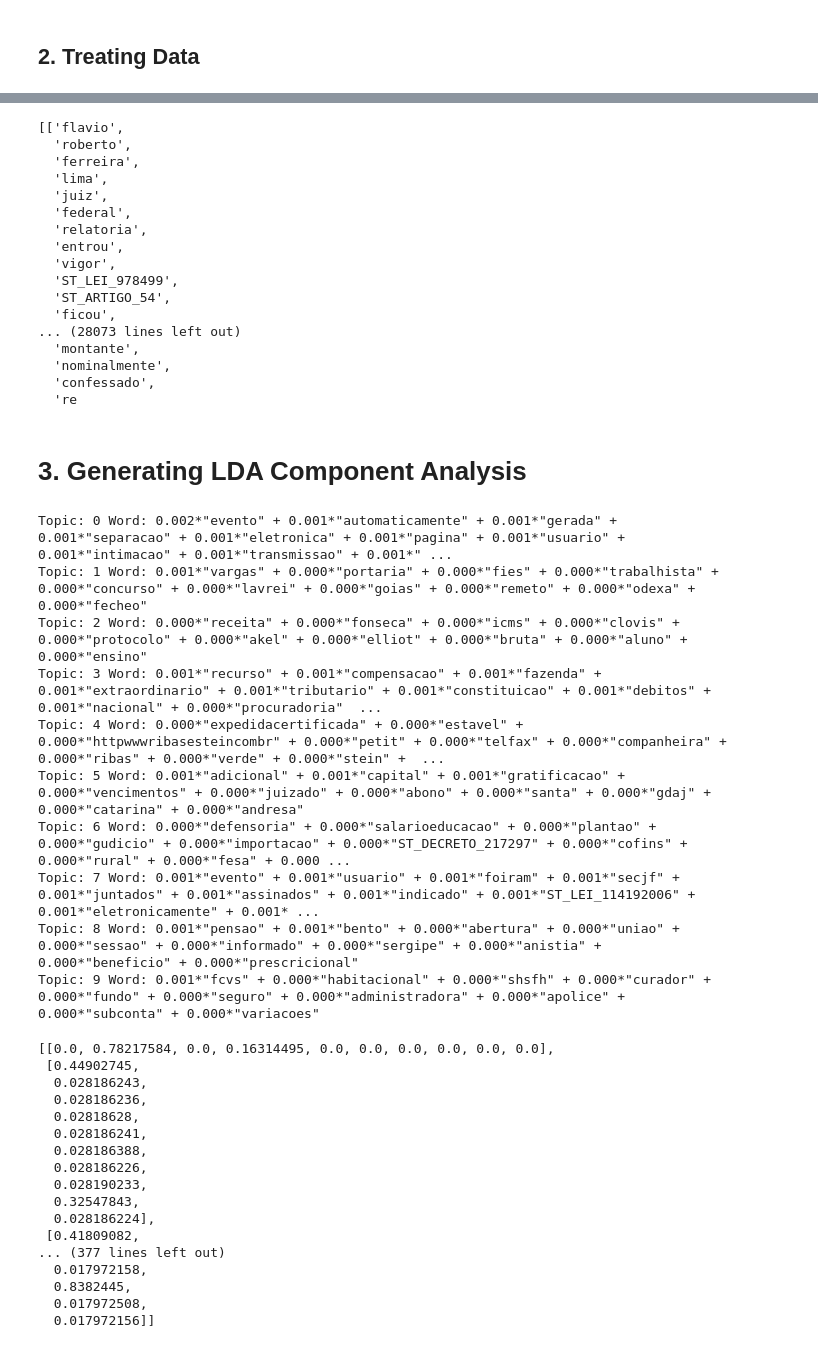
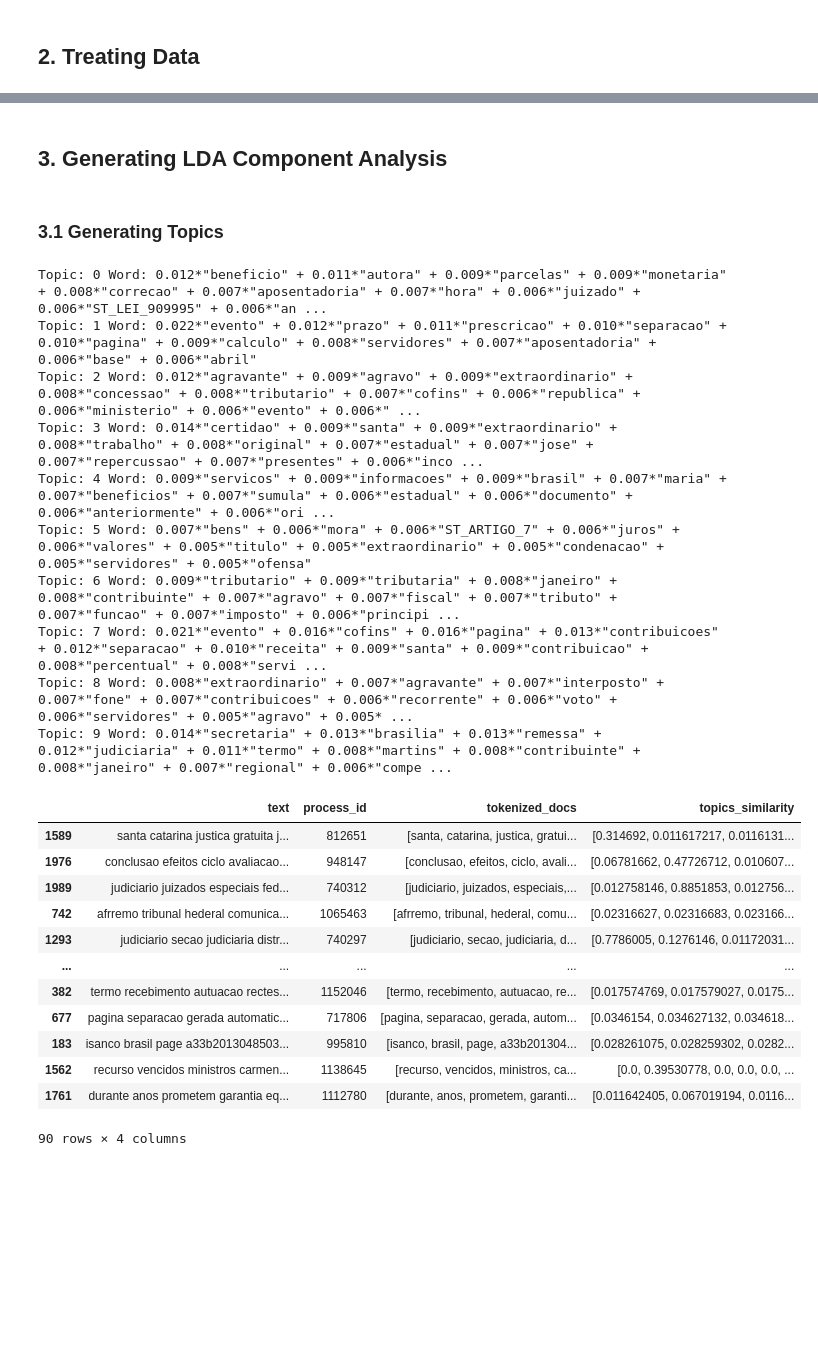
Before and after one commit to thiagolrpinho/nlp-similarity-models, a Jupyter notebook: main.ipynb, the cells around one changed output, grey strips where cells are left out. Drawn from its saved outputs; the diff is of its cells as text; code cells hidden in the pictures; blank space fills up the shorter version.

```diff
--- a/main.ipynb
+++ b/main.ipynb
@@ -83,6 +75,7 @@ Wall time: 3.93 s
 num_samples = 100
 sample_df = ailab_df.sample(n=num_samples)
 sample_df = sample_df.drop_duplicates(subset='process_id')
+sample_df['tokenized_docs'] = [ document_text.split() for document_text in sample_df['text'].to_list()]
 print(sample_df.info())
 # %% [output]
 <class 'pandas.core.frame.DataFrame'>
@@ -97,32 +90,15 @@ memory usage: 2.0+ KB
 None
-# %%
-tokenized_docs = [ document_text.split() for document_text in sample_df['text'].to_list()]
-# %% [output]
-[['flavio',
-  'roberto',
-  'ferreira',
-  'lima',
-  'juiz',
-  'federal',
-  'relatoria',
-  'entrou',
-  'vigor',
-  'ST_LEI_978499',
-  'ST_ARTIGO_54',
-  'ficou',
-... (28073 lines left out)
-  'montante',
-  'nominalmente',
-  'confessado',
-  're
 # %% [markdown]
-# 3. Generating LDA Component Analysis
+## 3. Generating LDA Component Analysis
 # %%
+tokenized_docs = sample_df['tokenized_docs'].to_list()
 # Creating the term dictionary of our courpus, where every unique term is assigned an index.
 dictionary = corpora.Dictionary(tokenized_docs)
 dictionary.filter_extremes(no_below=15, no_above=0.5, keep_n=100000)
 # Converting list of documents (corpus) into Document Term Matrix using dictionary prepared above.
 doc_term_matrix = [dictionary.doc2bow(doc) for doc in tokenized_docs]
+# %% [markdown]
+### 3.1 Generating Topics
 # %%
 tfidf = models.TfidfModel(doc_term_matrix)
 corpus_tfidf = tfidf[doc_term_matrix]
@@ -131,45 +107,42 @@ lda_model_tfidf = gensim.models.LdaMulticore(corpus_tfidf, num_topics=NUM_TOPICS
 for idx, topic in lda_model_tfidf.print_topics(-1):
     print('Topic: {} Word: {}'.format(idx, topic))
 # %% [output]
-Topic: 0 Word: 0.002*"evento" + 0.001*"automaticamente" + 0.001*"gerada" + 0.001*"separacao" + 0.001*"eletronica" + 0.001*"pagina" + 0.001*"usuario" + 0.001*"intimacao" + 0.001*"transmissao" + 0.001*" ...
-Topic: 1 Word: 0.001*"vargas" + 0.000*"portaria" + 0.000*"fies" + 0.000*"trabalhista" + 0.000*"concurso" + 0.000*"lavrei" + 0.000*"goias" + 0.000*"remeto" + 0.000*"odexa" + 0.000*"fecheo"
-Topic: 2 Word: 0.000*"receita" + 0.000*"fonseca" + 0.000*"icms" + 0.000*"clovis" + 0.000*"protocolo" + 0.000*"akel" + 0.000*"elliot" + 0.000*"bruta" + 0.000*"aluno" + 0.000*"ensino"
-Topic: 3 Word: 0.001*"recurso" + 0.001*"compensacao" + 0.001*"fazenda" + 0.001*"extraordinario" + 0.001*"tributario" + 0.001*"constituicao" + 0.001*"debitos" + 0.001*"nacional" + 0.000*"procuradoria"  ...
-Topic: 4 Word: 0.000*"expedidacertificada" + 0.000*"estavel" + 0.000*"httpwwwribasesteincombr" + 0.000*"petit" + 0.000*"telfax" + 0.000*"companheira" + 0.000*"ribas" + 0.000*"verde" + 0.000*"stein" +  ...
-Topic: 5 Word: 0.001*"adicional" + 0.001*"capital" + 0.001*"gratificacao" + 0.000*"vencimentos" + 0.000*"juizado" + 0.000*"abono" + 0.000*"santa" + 0.000*"gdaj" + 0.000*"catarina" + 0.000*"andresa"
-Topic: 6 Word: 0.000*"defensoria" + 0.000*"salarioeducacao" + 0.000*"plantao" + 0.000*"gudicio" + 0.000*"importacao" + 0.000*"ST_DECRETO_217297" + 0.000*"cofins" + 0.000*"rural" + 0.000*"fesa" + 0.000 ...
-Topic: 7 Word: 0.001*"evento" + 0.001*"usuario" + 0.001*"foiram" + 0.001*"secjf" + 0.001*"juntados" + 0.001*"assinados" + 0.001*"indicado" + 0.001*"ST_LEI_114192006" + 0.001*"eletronicamente" + 0.001* ...
-Topic: 8 Word: 0.001*"pensao" + 0.001*"bento" + 0.000*"abertura" + 0.000*"uniao" + 0.000*"sessao" + 0.000*"informado" + 0.000*"sergipe" + 0.000*"anistia" + 0.000*"beneficio" + 0.000*"prescricional"
-Topic: 9 Word: 0.001*"fcvs" + 0.000*"habitacional" + 0.000*"shsfh" + 0.000*"curador" + 0.000*"fundo" + 0.000*"seguro" + 0.000*"administradora" + 0.000*"apolice" + 0.000*"subconta" + 0.000*"variacoes"
+Topic: 0 Word: 0.012*"beneficio" + 0.011*"autora" + 0.009*"parcelas" + 0.009*"monetaria" + 0.008*"correcao" + 0.007*"aposentadoria" + 0.007*"hora" + 0.006*"juizado" + 0.006*"ST_LEI_909995" + 0.006*"an ...
+Topic: 1 Word: 0.022*"evento" + 0.012*"prazo" + 0.011*"prescricao" + 0.010*"separacao" + 0.010*"pagina" + 0.009*"calculo" + 0.008*"servidores" + 0.007*"aposentadoria" + 0.006*"base" + 0.006*"abril"
+Topic: 2 Word: 0.012*"agravante" + 0.009*"agravo" + 0.009*"extraordinario" + 0.008*"concessao" + 0.008*"tributario" + 0.007*"cofins" + 0.006*"republica" + 0.006*"ministerio" + 0.006*"evento" + 0.006*" ...
+Topic: 3 Word: 0.014*"certidao" + 0.009*"santa" + 0.009*"extraordinario" + 0.008*"trabalho" + 0.008*"original" + 0.007*"estadual" + 0.007*"jose" + 0.007*"repercussao" + 0.007*"presentes" + 0.006*"inco ...
+Topic: 4 Word: 0.009*"servicos" + 0.009*"informacoes" + 0.009*"brasil" + 0.007*"maria" + 0.007*"beneficios" + 0.007*"sumula" + 0.006*"estadual" + 0.006*"documento" + 0.006*"anteriormente" + 0.006*"ori ...
+Topic: 5 Word: 0.007*"bens" + 0.006*"mora" + 0.006*"ST_ARTIGO_7" + 0.006*"juros" + 0.006*"valores" + 0.005*"titulo" + 0.005*"extraordinario" + 0.005*"condenacao" + 0.005*"servidores" + 0.005*"ofensa"
+Topic: 6 Word: 0.009*"tributario" + 0.009*"tributaria" + 0.008*"janeiro" + 0.008*"contribuinte" + 0.007*"agravo" + 0.007*"fiscal" + 0.007*"tributo" + 0.007*"funcao" + 0.007*"imposto" + 0.006*"principi ...
+Topic: 7 Word: 0.021*"evento" + 0.016*"cofins" + 0.016*"pagina" + 0.013*"contribuicoes" + 0.012*"separacao" + 0.010*"receita" + 0.009*"santa" + 0.009*"contribuicao" + 0.008*"percentual" + 0.008*"servi ...
+Topic: 8 Word: 0.008*"extraordinario" + 0.007*"agravante" + 0.007*"interposto" + 0.007*"fone" + 0.007*"contribuicoes" + 0.006*"recorrente" + 0.006*"voto" + 0.006*"servidores" + 0.005*"agravo" + 0.005* ...
+Topic: 9 Word: 0.014*"secretaria" + 0.013*"brasilia" + 0.013*"remessa" + 0.012*"judiciaria" + 0.011*"termo" + 0.008*"martins" + 0.008*"contribuinte" + 0.008*"janeiro" + 0.007*"regional" + 0.006*"compe ...
 # %%
 corpus_tfidf = tfidf[doc_term_matrix]
 probabilities = lda_model_tfidf[corpus_tfidf]
 same_shape_probabilities = []
 for topics_probability_list in probabilities:
     topics_probability_dict = dict()
     for index, score in topics_probability_list:
         topics_probability_dict[index] = score
     if len(topics_probability_dict) < NUM_TOPICS:
         for i in range(NUM_TOPICS):
             if i not in topics_probability_dict:
                 topics_probability_dict[i] = 0.0
     same_shape_probabilities.append([topics_probability_dict[key] for key in sorted(topics_probability_dict.keys())])
-same_shape_probabilities
+sample_df['topics_similarity'] = same_shape_probabilities
+sample_df
 # %% [output]
+|  | text | process_id | tokenized_docs | topics_similarity |
+| 1589 | santa catarina justica gratuita j... | 812651 | [santa, catarina, justica, gratui... | [0.314692, 0.011617217, 0.0116131... |
+| 1976 | conclusao efeitos ciclo avaliacao... | 948147 | [conclusao, efeitos, ciclo, avali... | [0.06781662, 0.47726712, 0.010607... |
+| 1989 | judiciario juizados especiais fed... | 740312 | [judiciario, juizados, especiais,... | [0.012758146, 0.8851853, 0.012756... |
+| 742 | afrremo tribunal hederal comunica... | 1065463 | [afrremo, tribunal, hederal, comu... | [0.02316627, 0.02316683, 0.023166... |
+| 1293 | judiciario secao judiciaria distr... | 740297 | [judiciario, secao, judiciaria, d... | [0.7786005, 0.1276146, 0.01172031... |
+| ... | ... | ... | ... | ... |
+| 382 | termo recebimento autuacao rectes... | 1152046 | [termo, recebimento, autuacao, re... | [0.017574769, 0.017579027, 0.0175... |
+| 677 | pagina separacao gerada automatic... | 717806 | [pagina, separacao, gerada, autom... | [0.0346154, 0.034627132, 0.034618... |
+| 183 | isanco brasil page a33b2013048503... | 995810 | [isanco, brasil, page, a33b201304... | [0.028261075, 0.028259302, 0.0282... |
+| 1562 | recurso vencidos ministros carmen... | 1138645 | [recurso, vencidos, ministros, ca... | [0.0, 0.39530778, 0.0, 0.0, 0.0, ... |
+| 1761 | durante anos prometem garantia eq... | 1112780 | [durante, anos, prometem, garanti... | [0.011642405, 0.067019194, 0.0116... |
-[[0.0, 0.78217584, 0.0, 0.16314495, 0.0, 0.0, 0.0, 0.0, 0.0, 0.0],
- [0.44902745,
-  0.028186243,
-  0.028186236,
-  0.02818628,
-  0.028186241,
-  0.028186388,
-  0.028186226,
-  0.028190233,
-  0.32547843,
-  0.028186224],
- [0.41809082,
-... (377 lines left out)
-  0.017972158,
-  0.8382445,
-  0.017972508,
-  0.017972156]]
+90 rows × 4 columns
```
Also changed, not shown: parts of 23 cells of this notebook, 1 other file.
